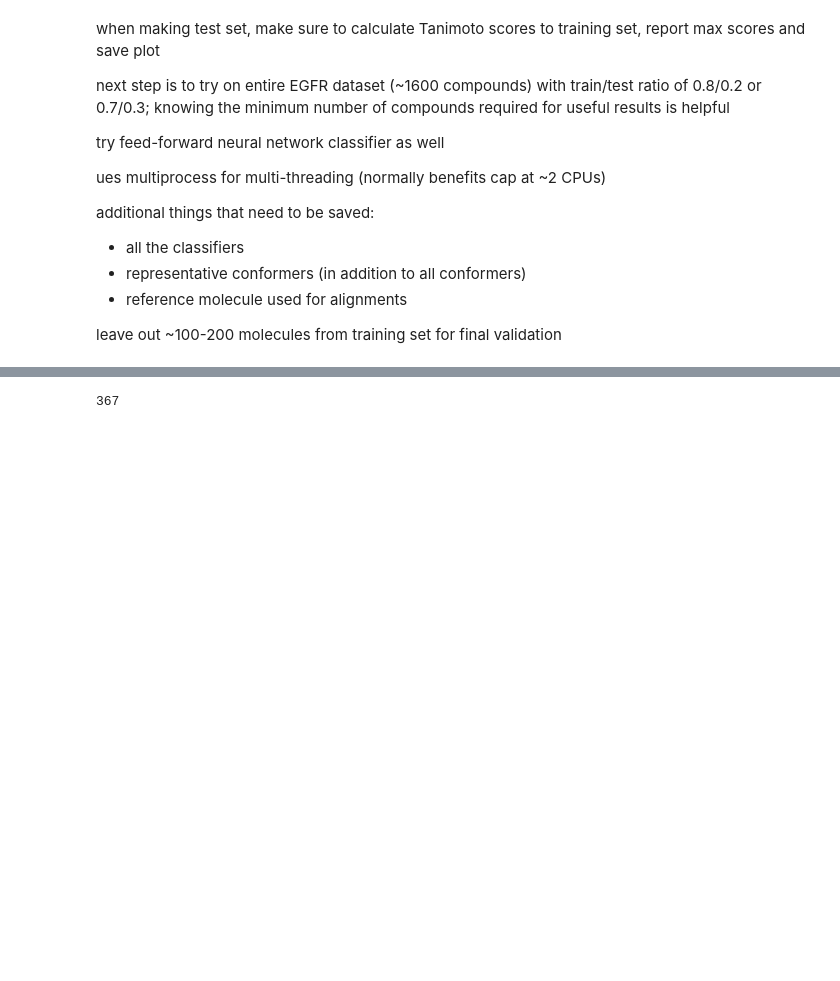
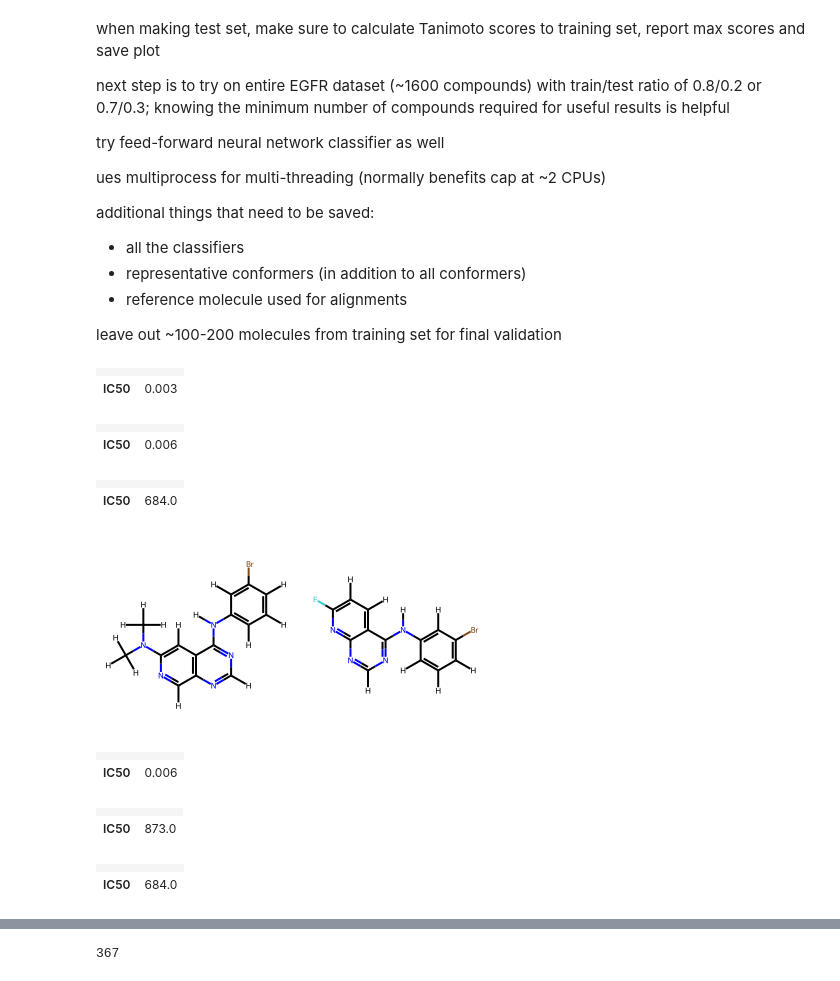
Before and after one commit to mghahremanpour/PharmMap, a Jupyter notebook: testing_notebooks/ph4_screening_test.ipynb, the cells around one changed output, grey strips where cells are left out. Saved outputs shown, nothing was run; the diff lists cells and outputs as text; code cells hidden in the pictures; blank space fills up the shorter version.

```diff
--- a/testing_notebooks/ph4_screening_test.ipynb
+++ b/testing_notebooks/ph4_screening_test.ipynb
@@ -981,0 +981,42 @@ class Trainer:
+# %%
+training_set[0]
+# %% [output]
+|  |  |
+| IC50 | 0.003 |
+# %%
+from rdkit.Chem import rdDepictor
+example_hit_1 = copy.deepcopy(hits_multiple_confs[2])
+rdDepictor.Compute2DCoords(example_hit_1)
+rdDepictor.StraightenDepiction(example_hit_1)
+example_hit_1
+# %% [output]
+|  |  |
+| IC50 | 0.006 |
+# %%
+example_decoy_1 = copy.deepcopy(decoys_multiple_confs[2])
+rdDepictor.Compute2DCoords(example_decoy_1)
+rdDepictor.StraightenDepiction(example_decoy_1)
+example_decoy_1
+# %% [output]
+|  |  |
+| IC50 | 684.0 |
+# %%
+img = Draw.MolsToGridImage([example_hit_1,example_decoy_1])
+img
+# %% [output]
+[figure, added]
+# %%
+training_set[1]
+# %% [output]
+|  |  |
+| IC50 | 0.006 |
+# %%
+decoys_multiple_confs[0]
+# %% [output]
+|  |  |
+| IC50 | 873.0 |
+# %%
+decoys_multiple_confs[2]
+# %% [output]
+|  |  |
+| IC50 | 684.0 |
```
Also changed, not shown: parts of 9 cells of this notebook, 3 other files.
